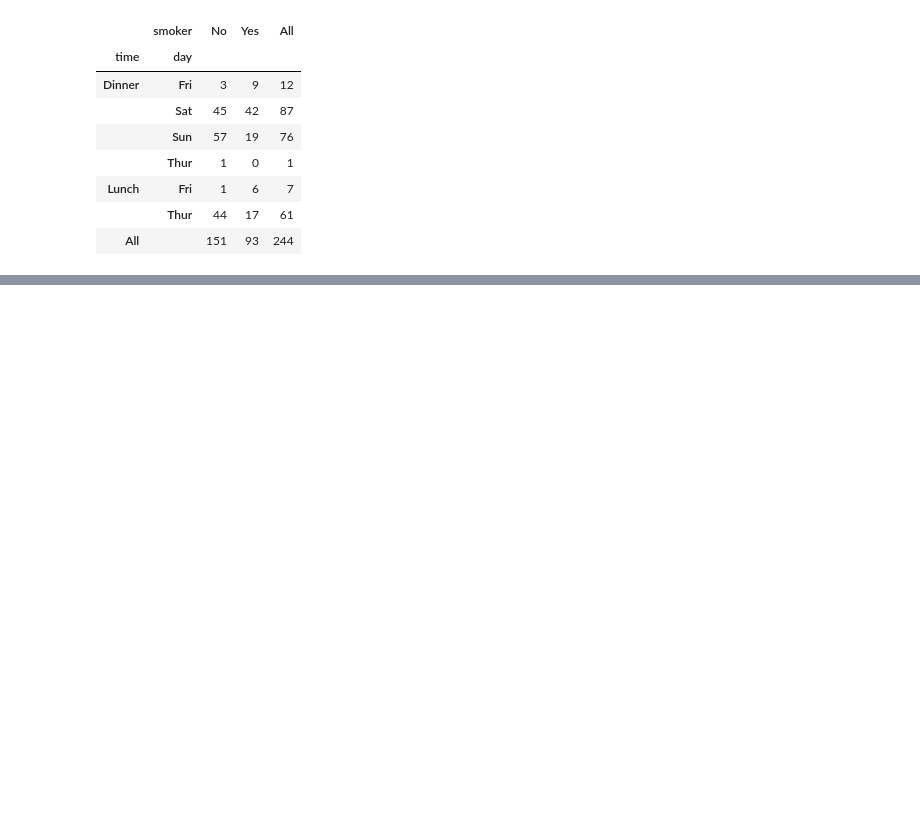
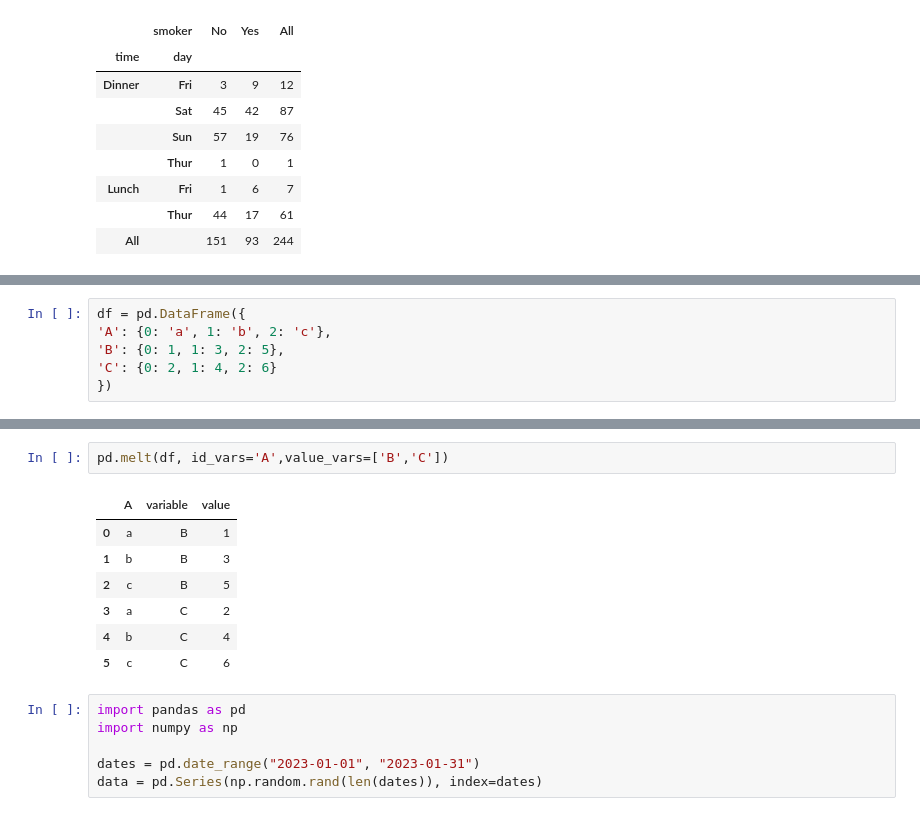
Before and after one commit to bradleysoh/5m-data-1.9-eda-advanced, a Jupyter notebook: notebooks/eda_advanced_lesson.ipynb, the cells around one changed output, grey strips where cells are left out. Saved outputs shown, nothing was run; the diff lists cells and outputs as text; blank space fills up the shorter version.

```diff
--- a/notebooks/eda_advanced_lesson.ipynb
+++ b/notebooks/eda_advanced_lesson.ipynb
@@ -1880,0 +1883,6 @@ pd.crosstab(index=[tips["time"], tips["day"]], columns=tips["smoker"], margins=T
+# %%
+df = pd.DataFrame({
+'A': {0: 'a', 1: 'b', 2: 'c'},
+'B': {0: 1, 1: 3, 2: 5},
+'C': {0: 2, 1: 4, 2: 6}
+})
@@ -1880,0 +1896,16 @@ pd.crosstab(index=[tips["time"], tips["day"]], columns=tips["smoker"], margins=T
+# %%
+pd.melt(df, id_vars='A',value_vars=['B','C'])
+# %% [output]
+|  | A | variable | value |
+| 0 | a | B | 1 |
+| 1 | b | B | 3 |
+| 2 | c | B | 5 |
+| 3 | a | C | 2 |
+| 4 | b | C | 4 |
+| 5 | c | C | 6 |
+# %%
+import pandas as pd
+import numpy as np
+
+dates = pd.date_range("2023-01-01", "2023-01-31")
+data = pd.Series(np.random.rand(len(dates)), index=dates)
```
Also changed, not shown: parts of 3 cells of this notebook, 1 other file.
